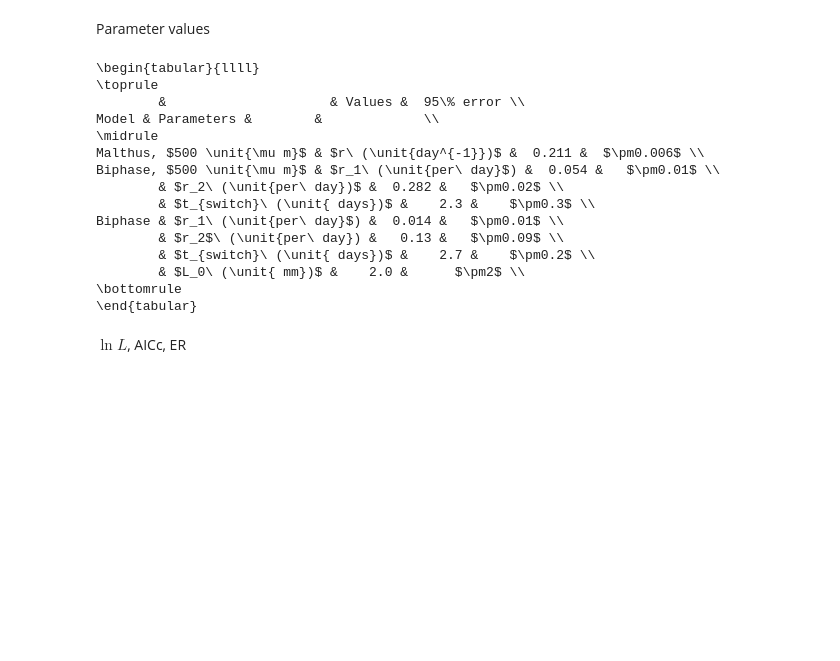
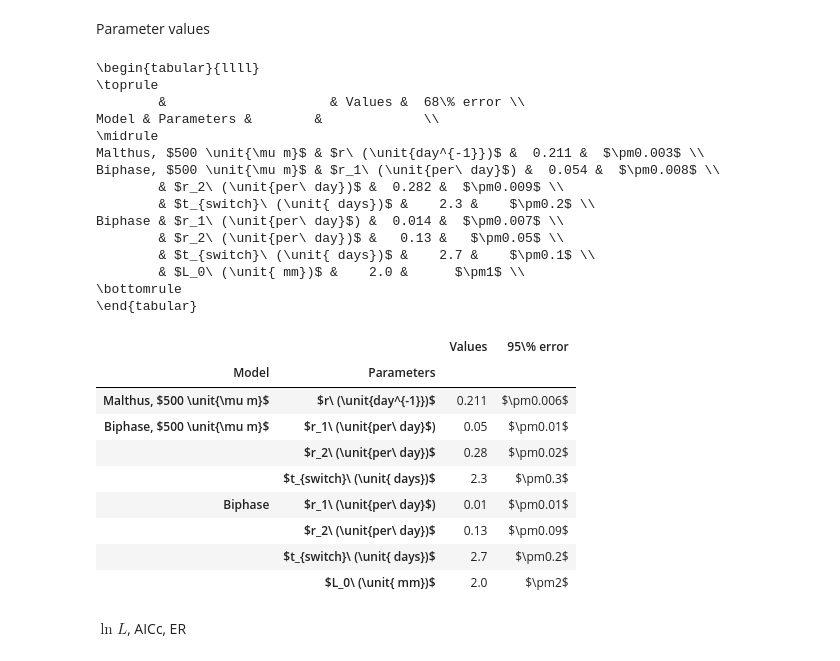
Before and after one commit to fabianrost84/axolotl-calculations-phd, a Jupyter notebook: proliferation_model.ipynb, the cells around one changed output. Drawn from its saved outputs; the diff is of its cells as text; code cells hidden in the pictures; blank space fills up the shorter version.

Commit message:
some updates on proliferation model

```diff
--- a/proliferation_model.ipynb
+++ b/proliferation_model.ipynb
@@ -563,7 +563,7 @@ def plot_model(fig, ax, time, M, label = None, L0plot = 0, color = 'black', ls =
     ax.plot(time,
             sp.vectorize(biphase_model)(time, M.values['L0'], M.values['r1'], M.values['r2'], M.values['tswitch']) + L0plot,
            color = color,
-           label = label, ls = ls)
+           label = label, ls = ls, lw = 1.5)
     errortime = [2, 3, 4, 6, 8]
     sigmas = [M.values['sigma2'], M.values['sigma3'], M.values['sigma4'], M.values['sigma6'], M.values['sigma8']]
     ax.errorbar(errortime,
@@ -704,15 +704,14 @@ Parameter values
 models = ['Malthus, $500 \unit{\mu m}$'] + 3 * ['Biphase, $500 \unit{\mu m}$'] + 4* [labels['biphase']]
 parameters = ['$r\ (\unit{day^{-1}})$',
               '$r_1\ (\unit{per\ day}$)', '$r_2\ (\unit{per\ day})$', '$t_{switch}\ (\unit{ days})$',
-              '$r_1\ (\unit{per\ day}$)', '$r_2$\ (\unit{per\ day})', '$t_{switch}\ (\unit{ days})$', '$L_0\ (\unit{ mm})$']
+              '$r_1\ (\unit{per\ day}$)', '$r_2\ (\unit{per\ day})$', '$t_{switch}\ (\unit{ days})$', '$L_0\ (\unit{ mm})$']
 para_df = pd.DataFrame(index = pd.MultiIndex.from_arrays([models, parameters], names=['Model', 'Parameters']),
-            columns = ['Values', '95\% error'])
+            columns = ['Values', '68\% error'])
 
 def values(M, p):
-    error = 1.92 * M.errors[p]
-    sigfig = int(-sp.floor(sp.log10(M.errors[p])))
+    error = M.errors[p]
+    sigfig = int(sp.ceil(-sp.log10(error)))
     value = sp.around(M.values[p], sigfig)
-#     value = M.values[p]
     return "{0}".format(value), "$\pm{0:.1g}$".format(error)
 
 para_df.iloc[0] = values(minuits['malt_500'], 'r1')
@@ -727,19 +726,32 @@ print para_df.to_latex(escape=False)
 # %% [output]
 \begin{tabular}{llll}
 \toprule
-        &                     & Values &  95\% error \\
+        &                     & Values &  68\% error \\
 Model & Parameters &        &             \\
 \midrule
-Malthus, $500 \unit{\mu m}$ & $r\ (\unit{day^{-1}})$ &  0.211 &  $\pm0.006$ \\
-Biphase, $500 \unit{\mu m}$ & $r_1\ (\unit{per\ day}$) &  0.054 &   $\pm0.01$ \\
-        & $r_2\ (\unit{per\ day})$ &  0.282 &   $\pm0.02$ \\
-        & $t_{switch}\ (\unit{ days})$ &    2.3 &    $\pm0.3$ \\
-Biphase & $r_1\ (\unit{per\ day}$) &  0.014 &   $\pm0.01$ \\
-        & $r_2$\ (\unit{per\ day}) &   0.13 &   $\pm0.09$ \\
-        & $t_{switch}\ (\unit{ days})$ &    2.7 &    $\pm0.2$ \\
-        & $L_0\ (\unit{ mm})$ &    2.0 &      $\pm2$ \\
+Malthus, $500 \unit{\mu m}$ & $r\ (\unit{day^{-1}})$ &  0.211 &  $\pm0.003$ \\
+Biphase, $500 \unit{\mu m}$ & $r_1\ (\unit{per\ day}$) &  0.054 &  $\pm0.008$ \\
+        & $r_2\ (\unit{per\ day})$ &  0.282 &  $\pm0.009$ \\
+        & $t_{switch}\ (\unit{ days})$ &    2.3 &    $\pm0.2$ \\
+Biphase & $r_1\ (\unit{per\ day}$) &  0.014 &  $\pm0.007$ \\
+        & $r_2\ (\unit{per\ day})$ &   0.13 &   $\pm0.05$ \\
+        & $t_{switch}\ (\unit{ days})$ &    2.7 &    $\pm0.1$ \\
+        & $L_0\ (\unit{ mm})$ &    2.0 &      $\pm1$ \\
 \bottomrule
 \end{tabular}
+# %%
+para_df
+# %% [output]
+|  |  | Values | 95\% error |
+| Model | Parameters |  |  |
+| Malthus, $500 \unit{\mu m}$ | $r\ (\unit{day^{-1}})$ | 0.211 | $\pm0.006$ |
+| Biphase, $500 \unit{\mu m}$ | $r_1\ (\unit{per\ day}$) | 0.05 | $\pm0.01$ |
+|  | $r_2\ (\unit{per\ day})$ | 0.28 | $\pm0.02$ |
+|  | $t_{switch}\ (\unit{ days})$ | 2.3 | $\pm0.3$ |
+| Biphase | $r_1\ (\unit{per\ day}$) | 0.01 | $\pm0.01$ |
+|  | $r_2\ (\unit{per\ day})$ | 0.13 | $\pm0.09$ |
+|  | $t_{switch}\ (\unit{ days})$ | 2.7 | $\pm0.2$ |
+|  | $L_0\ (\unit{ mm})$ | 2.0 | $\pm2$ |
 # %% [markdown]
 $\ln L$, AICc, ER
 # %%
```
Also changed, not shown: parts of 7 cells of this notebook, 3 other files.
